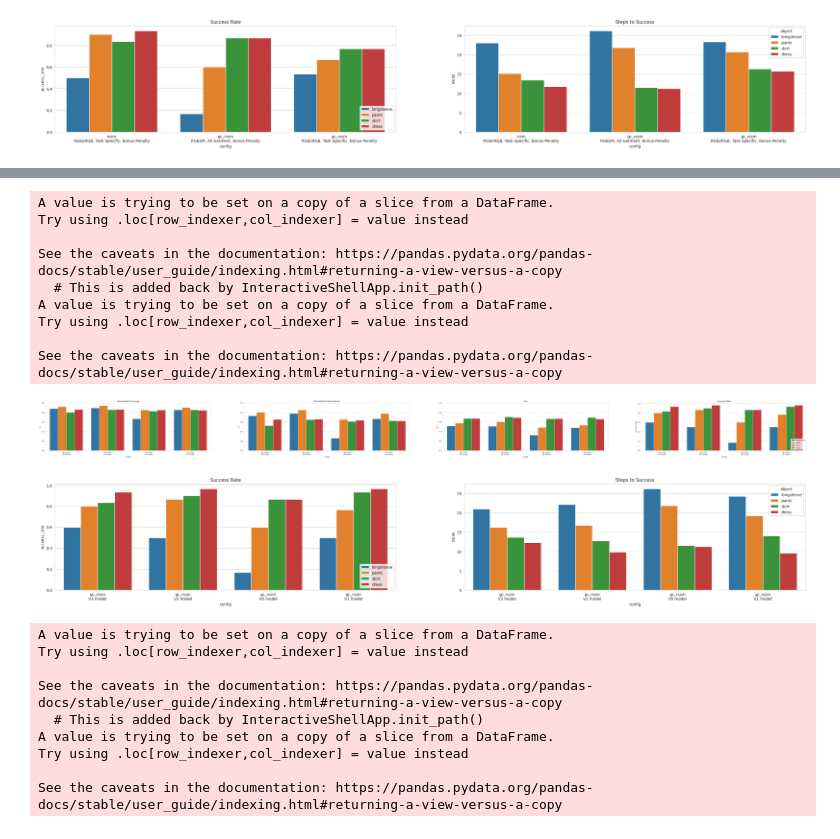
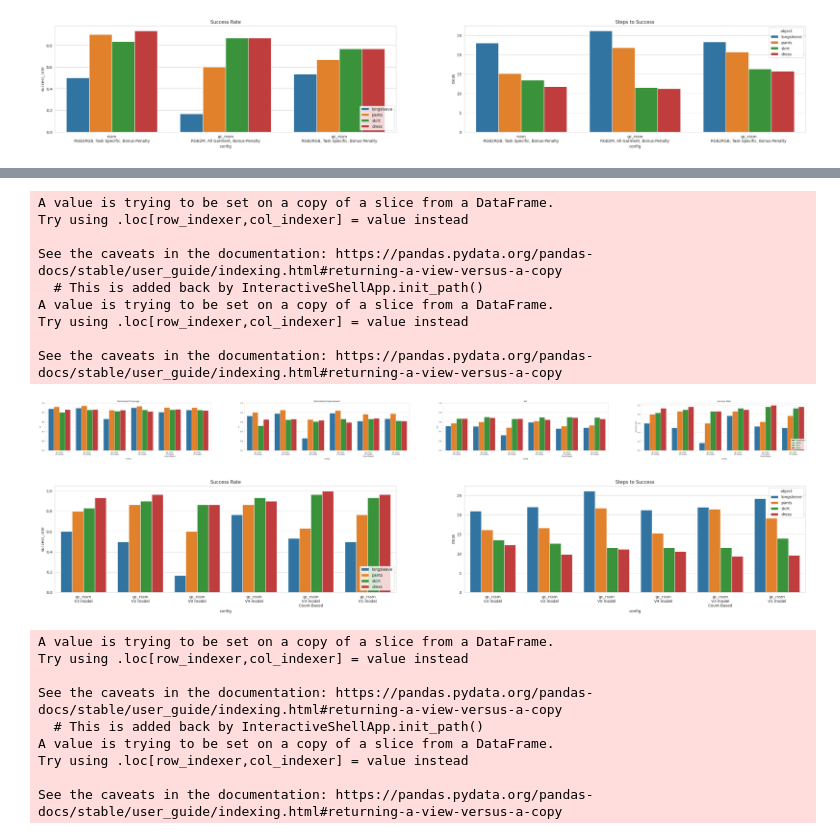
Before and after one commit to st-cortex-lab/LaGarNet, a Jupyter notebook: analysis/sim_task_performance.ipynb, the cells around one changed output, grey strips where cells are left out. Cells and saved outputs as stored; diff of their text form; code cells hidden in the pictures.

```diff
--- a/analysis/sim_task_performance.ipynb
+++ b/analysis/sim_task_performance.ipynb
@@ -471,27 +483,30 @@ display(pants_df)
 # %%
 config2label_1 = {
     'RGB2M-on-mix-800k-all-garment-bonus-penalty': 'V0 model',
     'RGB2M-on-mix-800k-all-garment-bonus-penalty-v1': 'V1 model',
     'RGB2M-on-mix-800k-all-garment-bonus-penalty-v2': 'V2 model',
-    'RGB2M-on-mix-800k-all-garment-bonus-penalty-v3': 'V3 model'
+    'RGB2M-on-mix-800k-all-garment-bonus-penalty-v3': 'V3 model',
+    'RGB2M-on-mix-800k-all-garment-bonus-penalty-v3-count-based': 'V3 model\nCount-Based',
+    'RGB2M-on-mix-800k-all-garment-bonus-penalty-v4': 'V4 model',
+    'RGB2M-on-mix-1p2M-2ratio1-all-garment-bonus-penalty-v4-count-based': 'V4 model\n2r1\nCount-Based'
     # 'GC-In-Only-RGB2RGB-on-all-garment-800k-bonus-penalty': 'Naive\nGoal-Conditioned\nInput with\n Bonus Penalty',
     # 'RGB2RGB-on-mix-800k-all-garment-bonus-penalty': 'All Garment with\nBonus Penalty Reward\n No Goal Augmentation',
 
 }
 
 plot_task_performance(dff.copy(), config2label_1)
 # %% [output]
 A value is trying to be set on a copy of a slice from a DataFrame.
 Try using .loc[row_indexer,col_indexer] = value instead
 
 See the caveats in the documentation: https://pandas.pydata.org/pandas-docs/stable/user_guide/indexing.html#returning-a-view-versus-a-copy
   # This is added back by InteractiveShellApp.init_path()
 A value is trying to be set on a copy of a slice from a DataFrame.
 Try using .loc[row_indexer,col_indexer] = value instead
 
 See the caveats in the documentation: https://pandas.pydata.org/pandas-docs/stable/user_guide/indexing.html#returning-a-view-versus-a-copy
-[figure, old version]
+[figure, new version]
-[figure, old version]
+[figure, new version]
 # %%
 # Task specific.
 
```
Also changed, not shown: parts of 2 cells of this notebook, 9 other files.
